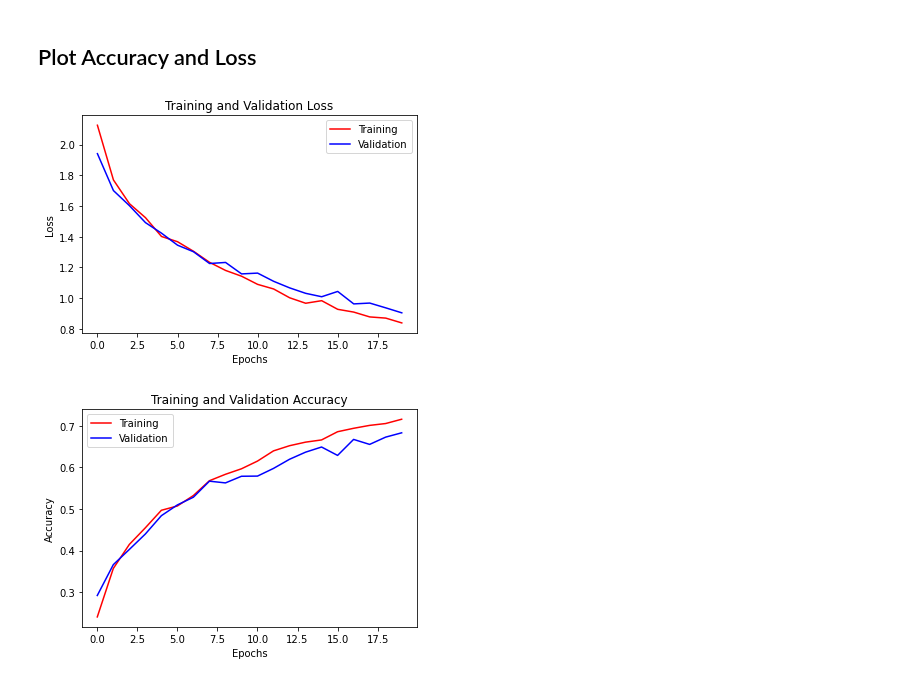
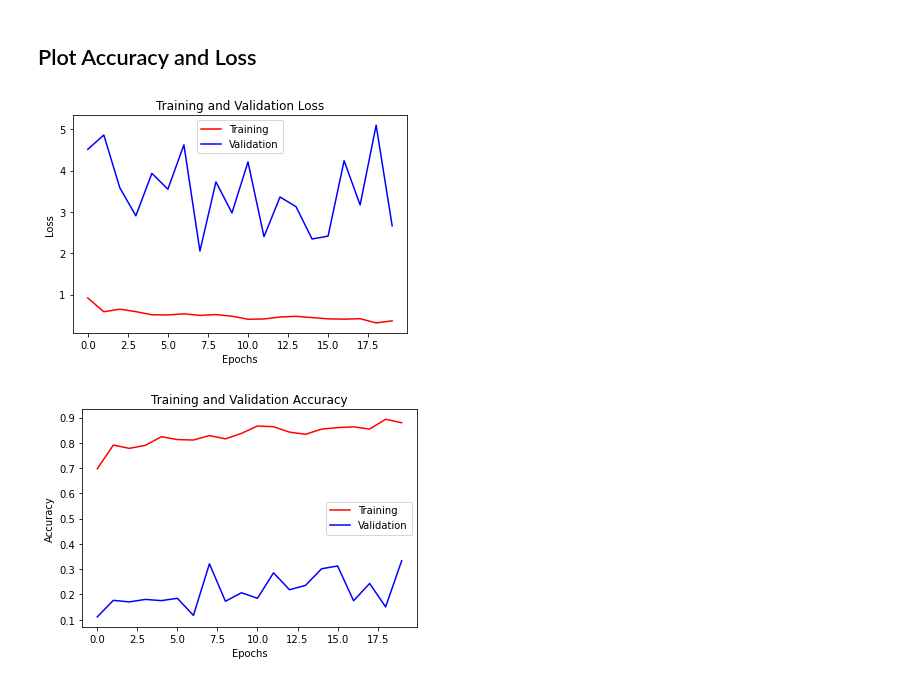
Before and after one commit to thebouda/AMLProject, a Jupyter notebook: federatedServerMomentum.ipynb, the cells around one changed output. Drawn from its saved outputs; the diff is of its cells as text; code cells hidden in the pictures.

Commit message:
feat: federated_FedAvgM_B=[0.9]_GLR=[1]_LR[0.002]_R[20]_K[100]_C[0.3]_E[5]_A[1]_BATCHNORM[False]_GROUPNORM[False,2,2]

```diff
--- a/federatedServerMomentum.ipynb
+++ b/federatedServerMomentum.ipynb
@@ -42,7 +42,7 @@ DIRICHLET = True
 # Alpha value for the dirichlet's distribution
 # Value possible for CIFAR10  : 0, 0.05, 0.1, 0.2, 0.5, 1, 10, 100
 # Value possible for CIFAR100 : 0, 0.5, 1, 2, 5, 10, 100, 1000
-ALPHA = 100
+ALPHA = 1
 
 # If the clients have different numbers of images or not
 DIFFERENT_SIZES = False
@@ -436,36 +436,36 @@ plt.plot(range(len(train_losses)), train_losses, color="r", label="Training")
 plt.plot(range(len(valid_losses)), valid_losses, color="b", label="Validation")
 plt.legend(loc="best")
 plt.ylabel("Loss")
 plt.xlabel("Epochs")
 if SAVE_PLOTS:
     if DIRICHLET:
-        plt.savefig("plots/federated_FedAvgM_B=[{}]_GLR=[{}]_LR[{}]_R[{}]_K[{}]_E[{}]_A[{}]_BATCHNORM[{}]_GROUPNORM[{},{},{}]_loss.png".format(
-            BETA, GLOBAL_LEARNING_RATE,LEARNING_RATE, ROUNDS, NUM_CLIENTS, LOCAL_EPOCHS, ALPHA, BATCH_NORM, GROUP_NORM, groupNormParams['groupNL1'], groupNormParams['groupNL2']))
+        plt.savefig("plots/federated_FedAvgM_B=[{}]_GLR=[{}]_LR[{}]_R[{}]_K[{}]_C[{}]_E[{}]_A[{}]_BATCHNORM[{}]_GROUPNORM[{},{},{}]_loss.png".format(
+            BETA, GLOBAL_LEARNING_RATE,LEARNING_RATE, ROUNDS, NUM_CLIENTS, C, LOCAL_EPOCHS, ALPHA, BATCH_NORM, GROUP_NORM, groupNormParams['groupNL1'], groupNormParams['groupNL2']))
     else:
         plt.savefig("plots/federated_FedAvgM_B=[{}]_GLR=[{}]_LR[{}]_R[{}]_K[{}]_C[{}]_E[{}]_D[{}]_BATCHNORM[{}]_GROUPNORM[{},{},{}]_loss.png".format(
             BETA, GLOBAL_LEARNING_RATE,LEARNING_RATE, ROUNDS, NUM_CLIENTS, C, LOCAL_EPOCHS, delta, BATCH_NORM, GROUP_NORM, groupNormParams['groupNL1'], groupNormParams['groupNL2']))
 else:
     plt.show()
 
 # Plot Accuracy
 plt.figure()
 plt.title("Training and Validation Accuracy")
 plt.plot(range(len(train_accuracies)),
          train_accuracies, color="r", label="Training")
 plt.plot(range(len(valid_accuracies)), valid_accuracies,
          color="b", label="Validation")
 plt.legend(loc="best")
 plt.ylabel("Accuracy")
 plt.xlabel("Epochs")
 if SAVE_PLOTS:
     if DIRICHLET:
-        plt.savefig("plots/federated_FedAvgM_B=[{}]_GLR=[{}]_LR[{}]_R[{}]_K[{}]_E[{}]_A[{}]_BATCHNORM[{}]_GROUPNORM[{},{},{}]_accuracy.png".format(
-            BETA, GLOBAL_LEARNING_RATE,LEARNING_RATE, ROUNDS, NUM_CLIENTS, LOCAL_EPOCHS, ALPHA, BATCH_NORM, GROUP_NORM, groupNormParams['groupNL1'], groupNormParams['groupNL2']))
+        plt.savefig("plots/federated_FedAvgM_B=[{}]_GLR=[{}]_LR[{}]_R[{}]_K[{}]_C[{}]_E[{}]_A[{}]_BATCHNORM[{}]_GROUPNORM[{},{},{}]_accuracy.png".format(
+            BETA, GLOBAL_LEARNING_RATE,LEARNING_RATE, ROUNDS, NUM_CLIENTS, C,LOCAL_EPOCHS, ALPHA, BATCH_NORM, GROUP_NORM, groupNormParams['groupNL1'], groupNormParams['groupNL2']))
     else:
         plt.savefig("plots/federated_FedAvgM_B=[{}]_GLR=[{}]_LR[{}]_R[{}]_K[{}]_C[{}]_E[{}]_D[{}]_BATCHNORM[{}]_GROUPNORM[{},{},{}]_accuracy.png".format(
             BETA, GLOBAL_LEARNING_RATE,LEARNING_RATE, ROUNDS, NUM_CLIENTS, C, LOCAL_EPOCHS, delta, BATCH_NORM, GROUP_NORM, groupNormParams['groupNL1'], groupNormParams['groupNL2']))
 else:
     plt.show()
 # %% [output]
-[figure, old version]
+[figure, new version]
-[figure, old version]
+[figure, new version]
```
Also changed, not shown: parts of 2 cells of this notebook, 2 other files.
